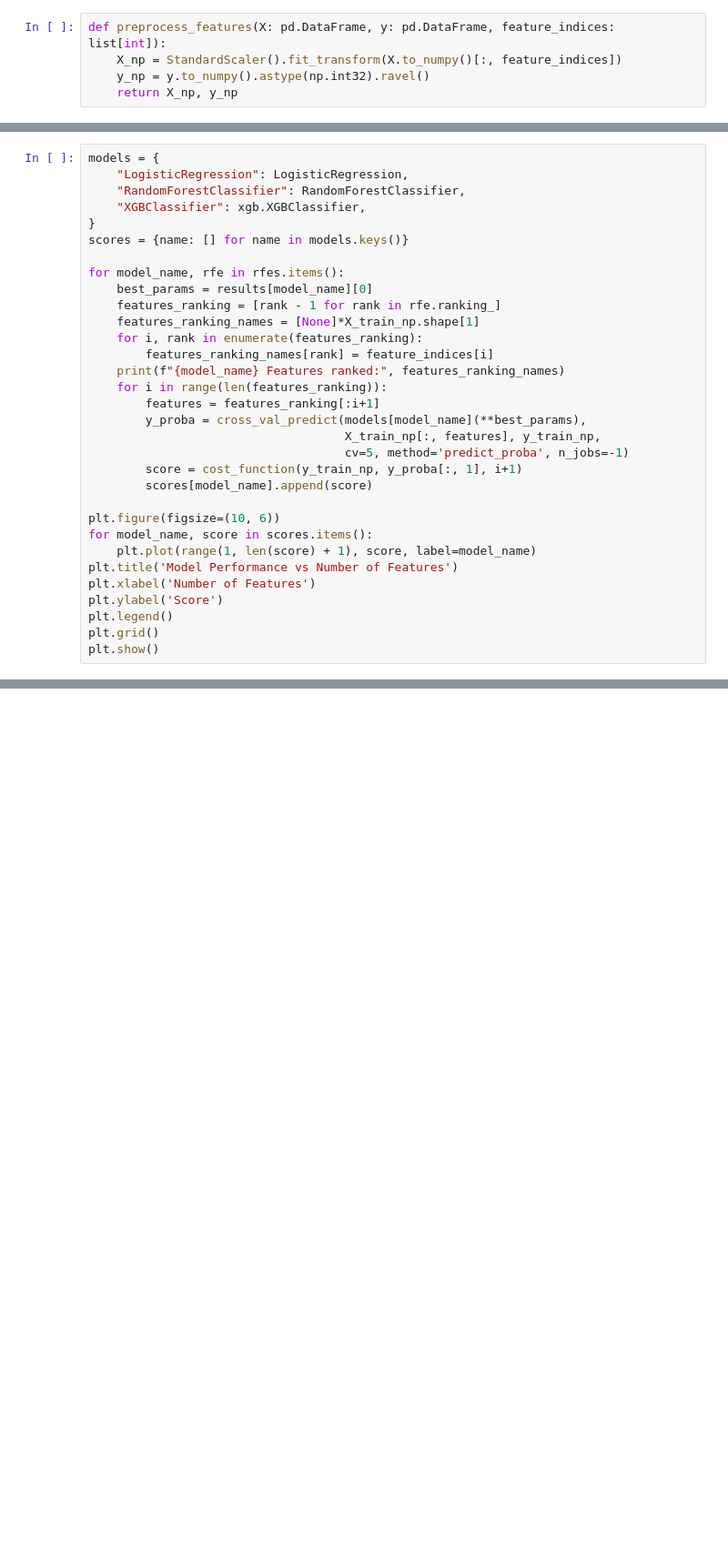
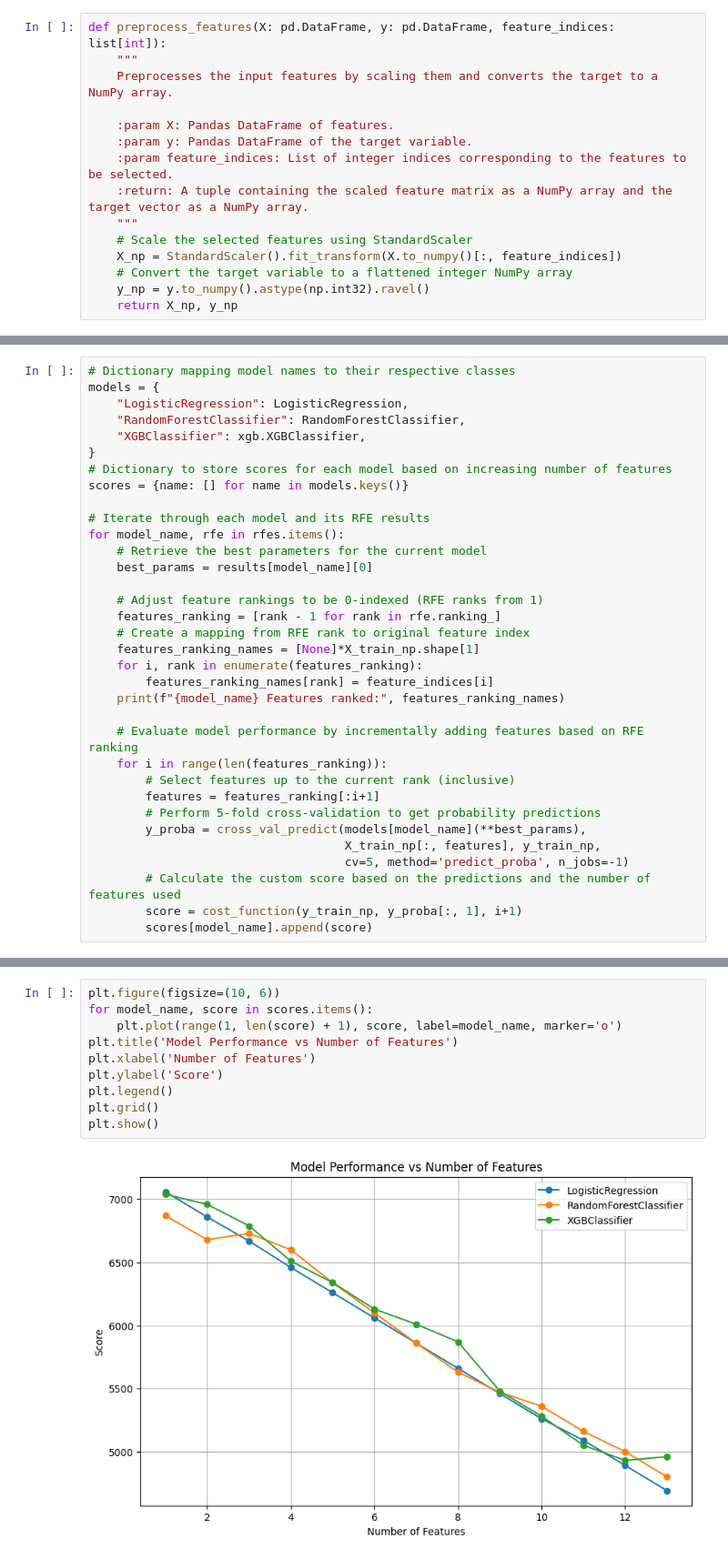
Before and after one commit to michal1701/AdvancedMachineLearning, a Jupyter notebook: Project 2/feature_correlation.ipynb, the cells around one changed output, grey strips where cells are left out. Shown at 91% size. Drawn from its saved outputs; the diff is of its cells as text; blank space fills up the shorter version.

Commit message:
Finished and polished notebook, generated plots

```diff
--- a/Project 2/feature_correlation.ipynb
+++ b/Project 2/feature_correlation.ipynb
@@ -86,6 +123,16 @@ plt.show()
 # %%
 def preprocess_features(X: pd.DataFrame, y: pd.DataFrame, feature_indices: list[int]):
+    """
+    Preprocesses the input features by scaling them and converts the target to a NumPy array.
+
+    :param X: Pandas DataFrame of features.
+    :param y: Pandas DataFrame of the target variable.
+    :param feature_indices: List of integer indices corresponding to the features to be selected.
+    :return: A tuple containing the scaled feature matrix as a NumPy array and the target vector as a NumPy array.
+    """
+    # Scale the selected features using StandardScaler
     X_np = StandardScaler().fit_transform(X.to_numpy()[:, feature_indices])
+    # Convert the target variable to a flattened integer NumPy array
     y_np = y.to_numpy().astype(np.int32).ravel()
     return X_np, y_np
 # %%
@@ -225,32 +342,34 @@ XGBClassifier best features: [2]
 # %%
+# Dictionary mapping model names to their respective classes
 models = {
     "LogisticRegression": LogisticRegression,
     "RandomForestClassifier": RandomForestClassifier,
     "XGBClassifier": xgb.XGBClassifier,
 }
+# Dictionary to store scores for each model based on increasing number of features
 scores = {name: [] for name in models.keys()}
 
+# Iterate through each model and its RFE results
 for model_name, rfe in rfes.items():
+    # Retrieve the best parameters for the current model
     best_params = results[model_name][0]
+
+    # Adjust feature rankings to be 0-indexed (RFE ranks from 1)
     features_ranking = [rank - 1 for rank in rfe.ranking_]
+    # Create a mapping from RFE rank to original feature index
     features_ranking_names = [None]*X_train_np.shape[1]
     for i, rank in enumerate(features_ranking):
         features_ranking_names[rank] = feature_indices[i]
     print(f"{model_name} Features ranked:", features_ranking_names)
+
+    # Evaluate model performance by incrementally adding features based on RFE ranking
     for i in range(len(features_ranking)):
+        # Select features up to the current rank (inclusive)
         features = features_ranking[:i+1]
+        # Perform 5-fold cross-validation to get probability predictions
         y_proba = cross_val_predict(models[model_name](**best_params),
                                     X_train_np[:, features], y_train_np,
                                     cv=5, method='predict_proba', n_jobs=-1)
+        # Calculate the custom score based on the predictions and the number of features used
         score = cost_function(y_train_np, y_proba[:, 1], i+1)
         scores[model_name].append(score)
-
-plt.figure(figsize=(10, 6))
-for model_name, score in scores.items():
-    plt.plot(range(1, len(score) + 1), score, label=model_name)
-plt.title('Model Performance vs Number of Features')
-plt.xlabel('Number of Features')
-plt.ylabel('Score')
-plt.legend()
-plt.grid()
-plt.show()
@@ -259,3 +376,15 @@ plt.show()
+# %%
+plt.figure(figsize=(10, 6))
+for model_name, score in scores.items():
+    plt.plot(range(1, len(score) + 1), score, label=model_name, marker='o')
+plt.title('Model Performance vs Number of Features')
+plt.xlabel('Number of Features')
+plt.ylabel('Score')
+plt.legend()
+plt.grid()
+plt.show()
+# %% [output]
+[figure, added]
 # %%
 for model_name, rfe in rfes.items():
     print(f"For {model_name}:")
```
Also changed, not shown: parts of 30 cells of this notebook, 6 other files.
